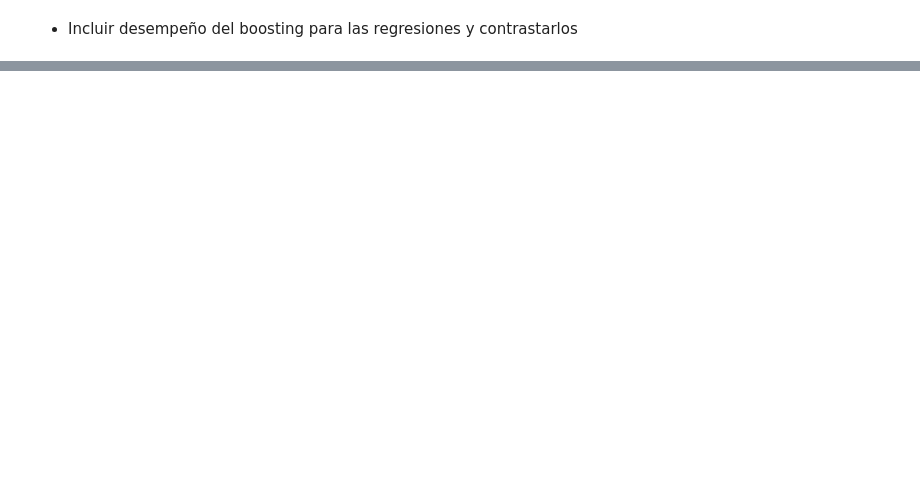
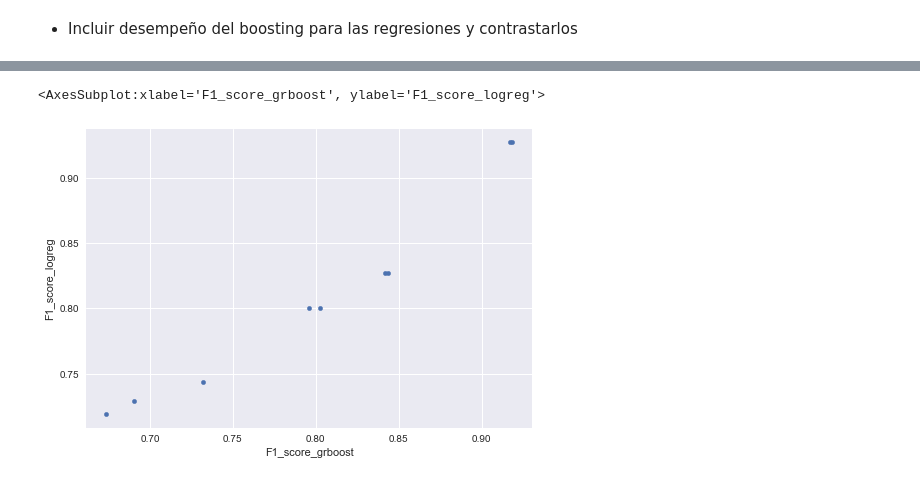
Before and after one commit to Yagwar/Proyectos, a Jupyter notebook: 4_1 informativas significativas.ipynb, the cells around one changed output, grey strips where cells are left out. Saved outputs shown, nothing was run; the diff lists cells and outputs as text; code cells hidden in the pictures; blank space fills up the shorter version.

```diff
--- a/4_1 informativas significativas.ipynb
+++ b/4_1 informativas significativas.ipynb
@@ -281,5 +283,6 @@ pd.DataFrame(salidas, columns=["Criterio", "Tipo_Regresión", "Métrica", "valor
 # %%
-for var_criterio in features_y.columns:
+salidas_lineal=[]
+for var_criterio in features_y.columns[17:]:
     X_train, X_test, y_train, y_test = train_test_split(
         features_x,
         features_y[var_criterio],
@@ -288,5 +291,5 @@ for var_criterio in features_y.columns:
 
     reg = LinearRegression().fit(X_train, y_train)
     test_score=reg.score(X_test, y_test)
-    salidas.append([var_criterio,"lineal","r2",test_score])
-    print (var_criterio,"r2",test_score)
+    salidas_lineal.append([var_criterio,"lineal","r2",test_score])
+#     print (var_criterio,"r2",test_score)
@@ -311,2 +322,26 @@ flag_warning r2 -0.01813196656853089
 # %% [markdown]
 * Incluir desempeño del boosting para las regresiones y contrastarlos
+# %%
+salidas_boosting=[]
+for var_criterio in features_y.columns[17:]:
+    X_train, X_test, y_train, y_test = train_test_split(
+        features_x,
+        features_y[var_criterio],
+        test_size=0.25,
+        random_state=183)
+    grboost_clasif = ensemble.GradientBoostingClassifier(n_estimators= 300,
+                                                        max_depth= 10,
+                                                        min_samples_split= 5,
+                                                        learning_rate= 0.01)
+    grboost_clasif.fit(X_train, y_train)
+    y_pred_grboost = grboost_clasif.predict(X_test)
+
+    logreg_clasif = LogisticRegression(random_state=183,max_iter=10000).fit(X_train, y_train)
+    y_pred_logreg = logreg_clasif.predict(X_test)
+
+    print(var_criterio)
+    print(pd.crosstab(y_test,y_pred))
+    print("***********************")
+    test_score_grboost=f1_score(y_test, y_pred_grboost, average='weighted')
+    test_score_logreg=f1_score(y_test, y_pred_logreg, average='weighted')
+    salidas_boosting.append([var_criterio,test_score_grboost,test_score_logreg])
@@ -312,0 +366,3 @@ flag_warning r2 -0.01813196656853089
+# %%
+clasif_compare=pd.DataFrame(salidas_boosting, columns=["Criterio", "F1_score_grboost", "F1_score_logreg"])
+clasif_compare
@@ -312,0 +380,5 @@ flag_warning r2 -0.01813196656853089
+# %%
+clasif_compare.plot.scatter("F1_score_grboost","F1_score_logreg")
+# %% [output]
+<AxesSubplot:xlabel='F1_score_grboost', ylabel='F1_score_logreg'>
+[figure, added]
```
Also changed, not shown: parts of 15 cells of this notebook.
